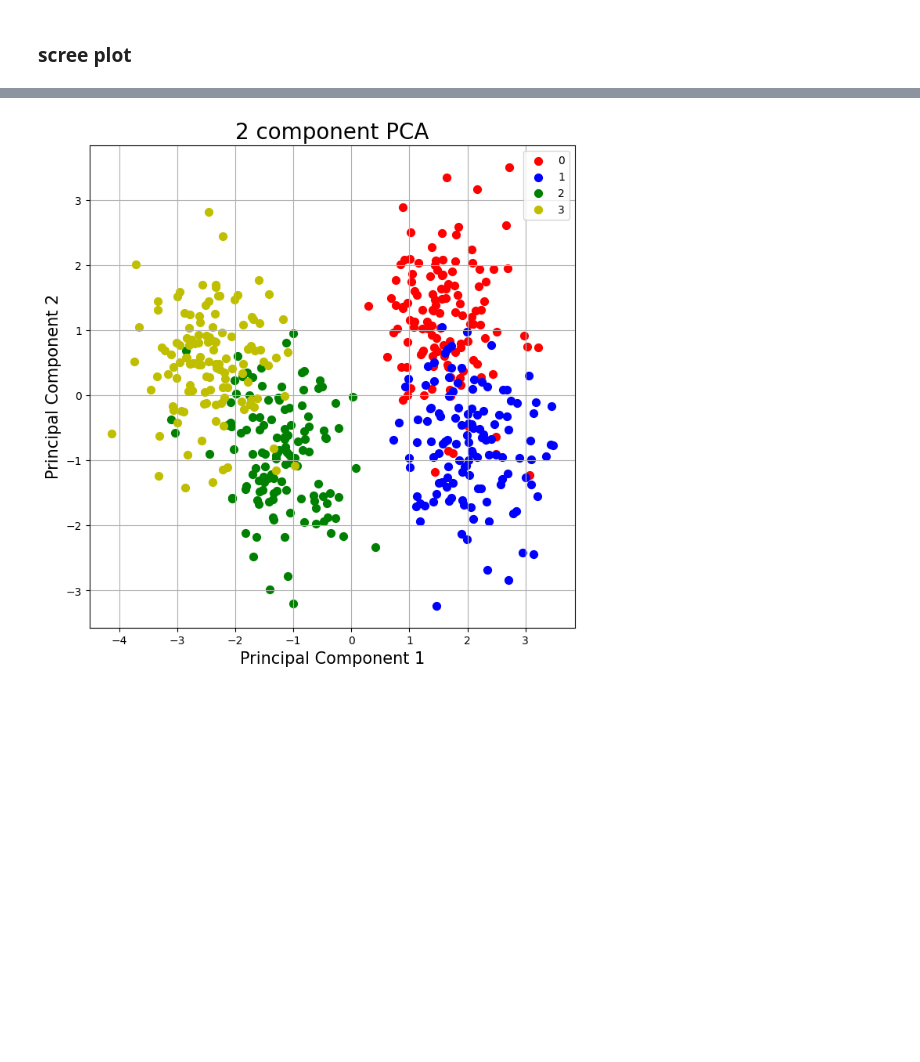
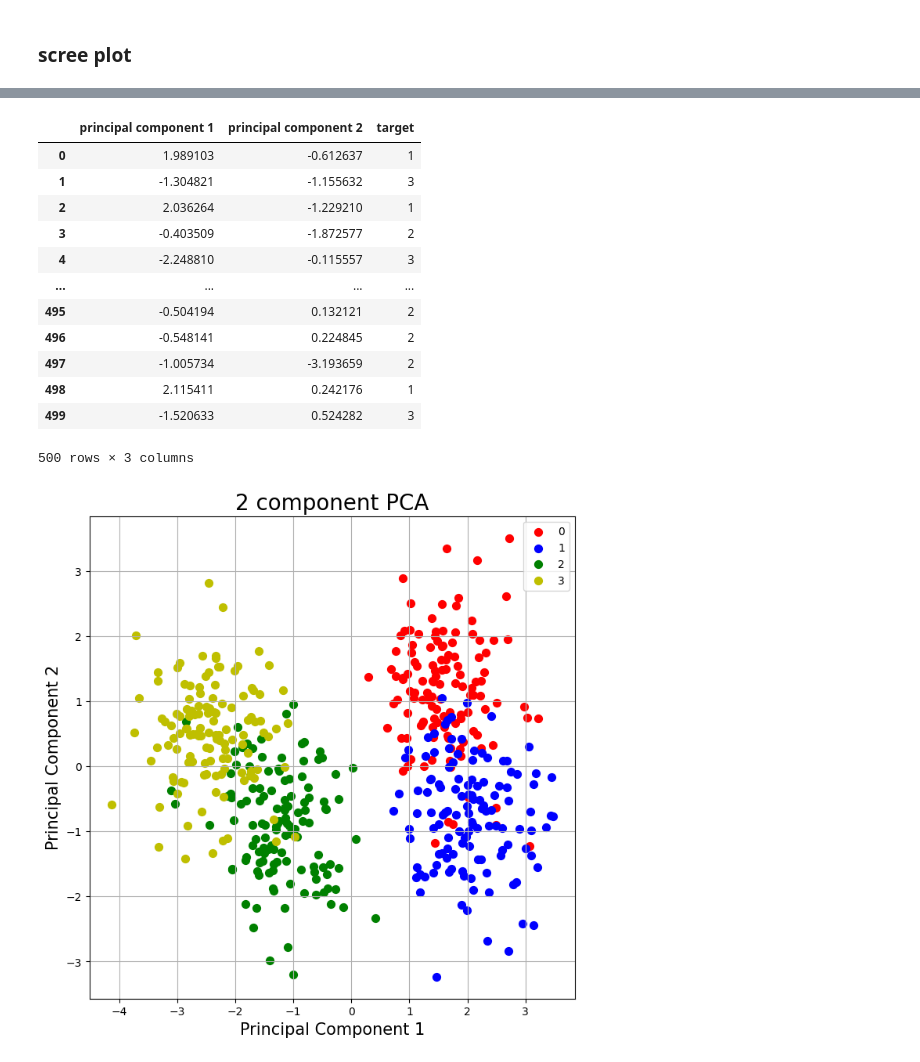
Before and after one commit to depa-tto/Thesis, a Jupyter notebook: attempt_2.ipynb, the cells around one changed output, grey strips where cells are left out. Saved outputs shown, nothing was run; the diff lists cells and outputs as text; code cells hidden in the pictures; blank space fills up the shorter version.

```diff
--- a/attempt_2.ipynb
+++ b/attempt_2.ipynb
@@ -143,4 +170,4 @@ plt.show()
 # %%
-pca_2 = PCA(n_components=2)
+pca = PCA(n_components=2)
 # %%
-principalComponents = pca_2.fit_transform(X_values)
+principal_components = pca.fit_transform(X_values)
@@ -147,8 +186,23 @@ principalComponents = pca_2.fit_transform(X_values)
 # %%
-principalDf = pd.DataFrame(data = principalComponents
-             ,columns = ['principal component 1','principal component 2'])
+principal_df = pd.DataFrame(data = principal_components,columns = ['principal component 1','principal component 2'])
 # %%
-finalDf = pd.concat([principalDf,df_linear[['target']]],axis = 1)
+final_df = pd.concat([principal_df,df_linear[['target']]],axis = 1)
+# %%
+final_df
+# %% [output]
+|  | principal component 1 | principal component 2 | target |
+| 0 | 1.989103 | -0.612637 | 1 |
+| 1 | -1.304821 | -1.155632 | 3 |
+| 2 | 2.036264 | -1.229210 | 1 |
+| 3 | -0.403509 | -1.872577 | 2 |
+| 4 | -2.248810 | -0.115557 | 3 |
+| ... | ... | ... | ... |
+| 495 | -0.504194 | 0.132121 | 2 |
+| 496 | -0.548141 | 0.224845 | 2 |
+| 497 | -1.005734 | -3.193659 | 2 |
+| 498 | 2.115411 | 0.242176 | 1 |
+| 499 | -1.520633 | 0.524282 | 3 |
+500 rows × 3 columns
 # %%
 fig = plt.figure(figsize = (8,8))
 ax = fig.add_subplot(1,1,1)
```
Also changed, not shown: parts of 24 cells of this notebook.
